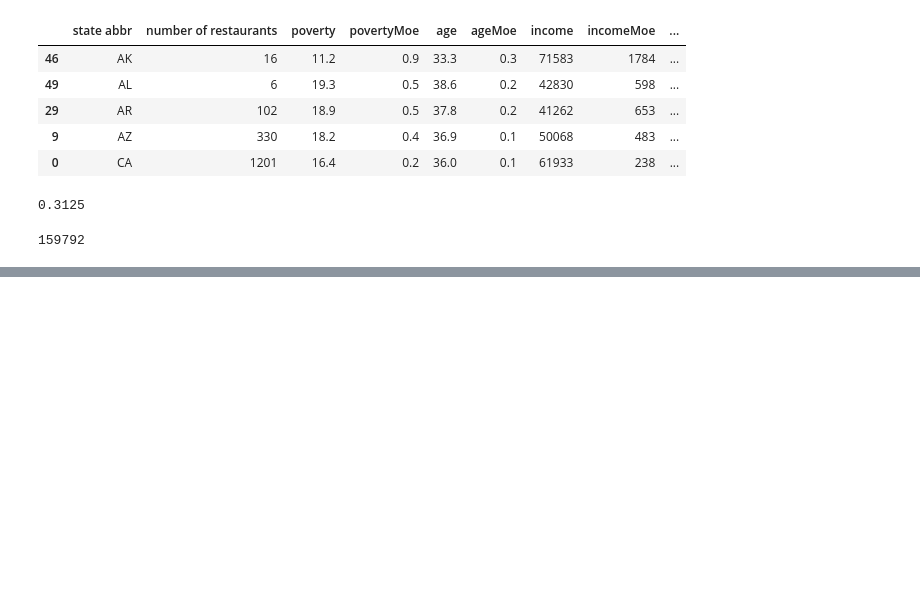
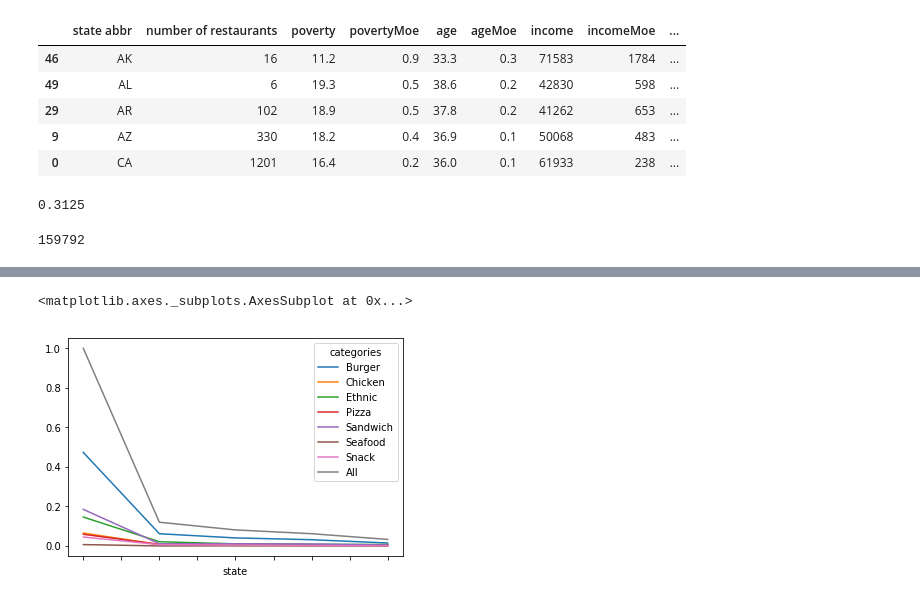
Before and after one commit to LBBL96/Fast-Food-Industry-Web-Visualization, a Jupyter notebook: Untitled.ipynb, the cells around one changed output, grey strips where cells are left out. Cells and saved outputs as stored; diff of their text form; code cells hidden in the pictures; blank space fills up the shorter version.

```diff
--- a/Untitled.ipynb
+++ b/Untitled.ipynb
@@ -219,0 +408,7 @@ TypeError: 'int' object is not callable
+# %%
+proportions = pd.crosstab(df["state"], df["categories"], margins = True, normalize = True).drop(columns = cols)
+# %%
+proportions.sort_values(by = "Ethnic", ascending = False).head().plot()
+# %% [output]
+<matplotlib.axes._subplots.AxesSubplot at 0x...>
+[figure, added]
```
Also changed, not shown: parts of 97 cells of this notebook, 25 other files.
